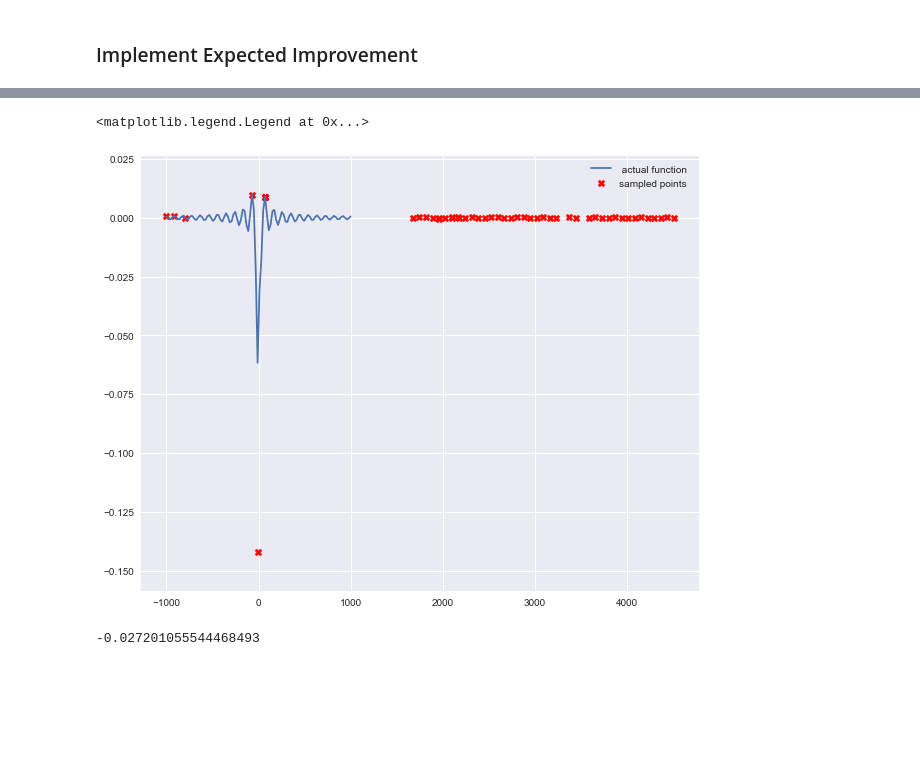
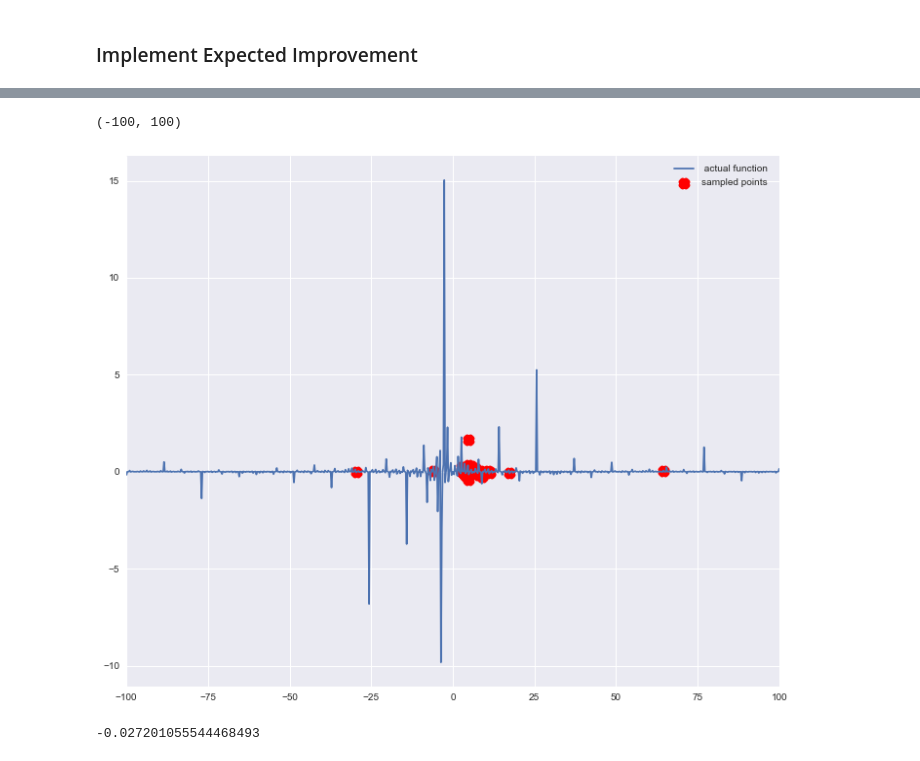
Before and after one commit to jonhilgart22/advanced_stats, a Jupyter notebook: final_project/Experimenting with GPs.ipynb, the cells around one changed output, grey strips where cells are left out. Cells and saved outputs as stored; diff of their text form; code cells hidden in the pictures; blank space fills up the shorter version.

Commit message:
working on plotting the posterior points

```diff
--- a/final_project/Experimenting with GPs.ipynb
+++ b/final_project/Experimenting with GPs.ipynb
@@ -565,10 +630,14 @@ def expected_improvement(mean_x, sigma_squarred_x, y_val_for_best_hyperparameter
 
         Z = (mean_x - y_val_for_best_hyperparameters) / sigma_x
 
-        return (mean_x - y_val_for_best_hyperparameters)*normal_dist.cdf(Z) + sigma_x*normal_dist.pdf(Z)
+        if round(sigma_x,8) == 0:
+            return 0
+        else:
+
+            return (mean_x - y_val_for_best_hyperparameters)*normal_dist.cdf(Z) + sigma_x*normal_dist.pdf(Z)
 # %%
 def sample_from_function( y_function,
-                        train_x, train_y_numbers, testing_domain = range(-1_000,1_000,100), n = 20):
+                        train_x, train_y_numbers, testing_domain = range(-500,500,10), n = 20):
     """Sample N times from the unknown function and for each time find the
     point that will have the highest expected improvement (find the maxima of the function).
 
@@ -631,7 +700,7 @@ def sample_from_function( y_function,
 
         else:
             # adaptive sampling
-            testing_domain = np.linspace(testing_domain[0],testing_domain[-1], int(n*i))
+            testing_domain = np.linspace(best_x - testing_domain[0]/2,best_x + testing_domain[-1]/2, max(int(n*i),500))
             #print(testing_domain,best_x - (10_000/i),int(n/i))
             # generate a new  normal distribution based upon the sampled x
             s_p = np.array([testing_domain]).reshape(-1,1)
@@ -675,7 +744,7 @@ def sample_from_function( y_function,
 
     return x_sampled_points, y_sampled_points, sampled_variance, best_x, best_y
 # %%
-x, y, variance_of_estimate, best_x,best_y = sample_from_function(train_y_func,train_x, train_y_numbers,n=20 )
+x, y, variance_of_estimate, best_x,best_y = sample_from_function(train_y_func,train_x, train_y_numbers,n=50 )
 # %% [output]
 0  iteration
 1  iteration
@@ -780,11 +854,14 @@ best_y
+# %%
+train_y_numbers_ = [train_y_func(i) for i  in np.linspace(-100,100,800)]
 # %%
-plt.figure(figsize=(10,8))
-plt.scatter(x,y, color='red',marker='X',label='sampled points')
-plt.plot(train_x.ravel(),train_y_numbers, label=' actual function ')
+plt.figure(figsize=(12,10))
+plt.scatter(x,y, color='red',marker='X',label='sampled points',linewidths=5)
+plt.plot(np.linspace(-100,100,800),train_y_numbers_, label=' actual function ')
 plt.legend()
+plt.xlim(-100,100)
 # %% [output]
-<matplotlib.legend.Legend at 0x...>
+(-100, 100)
-[figure, old version]
+[figure, new version]
 # %%
 best_y = train_y_func(10)
 # %%
```
Also changed, not shown: parts of 25 cells of this notebook.
